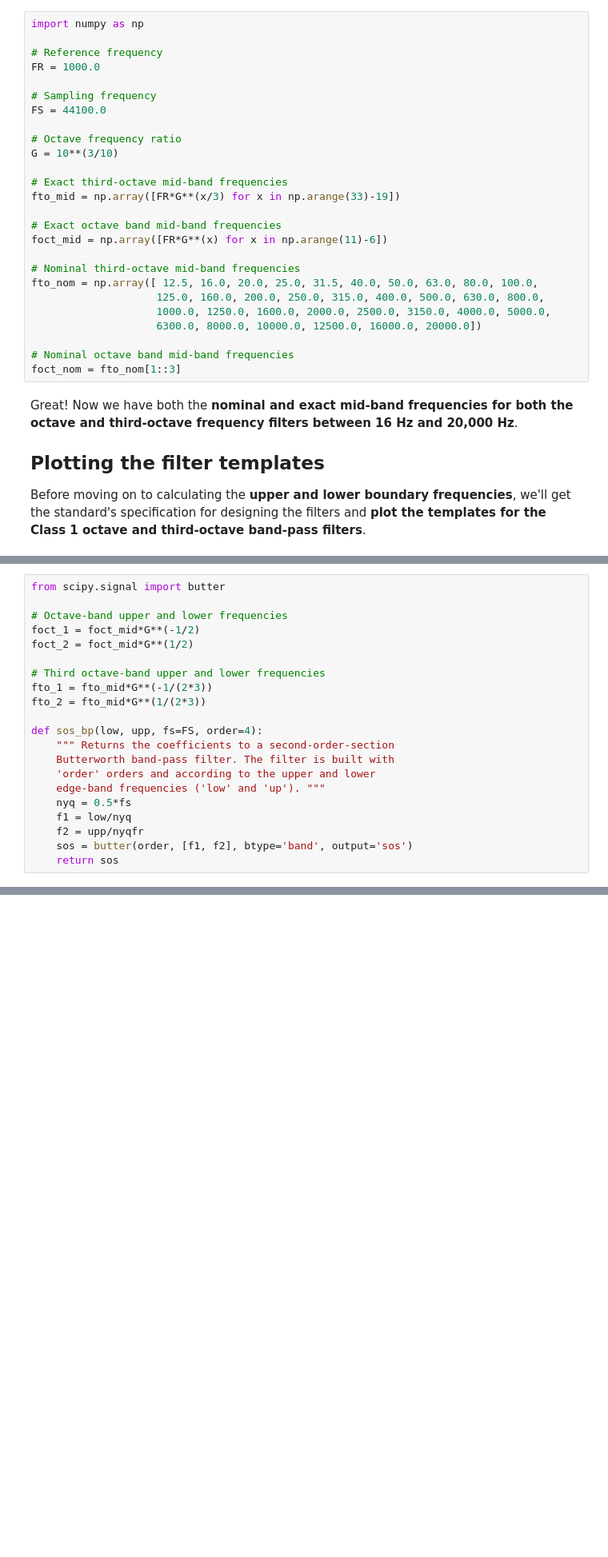
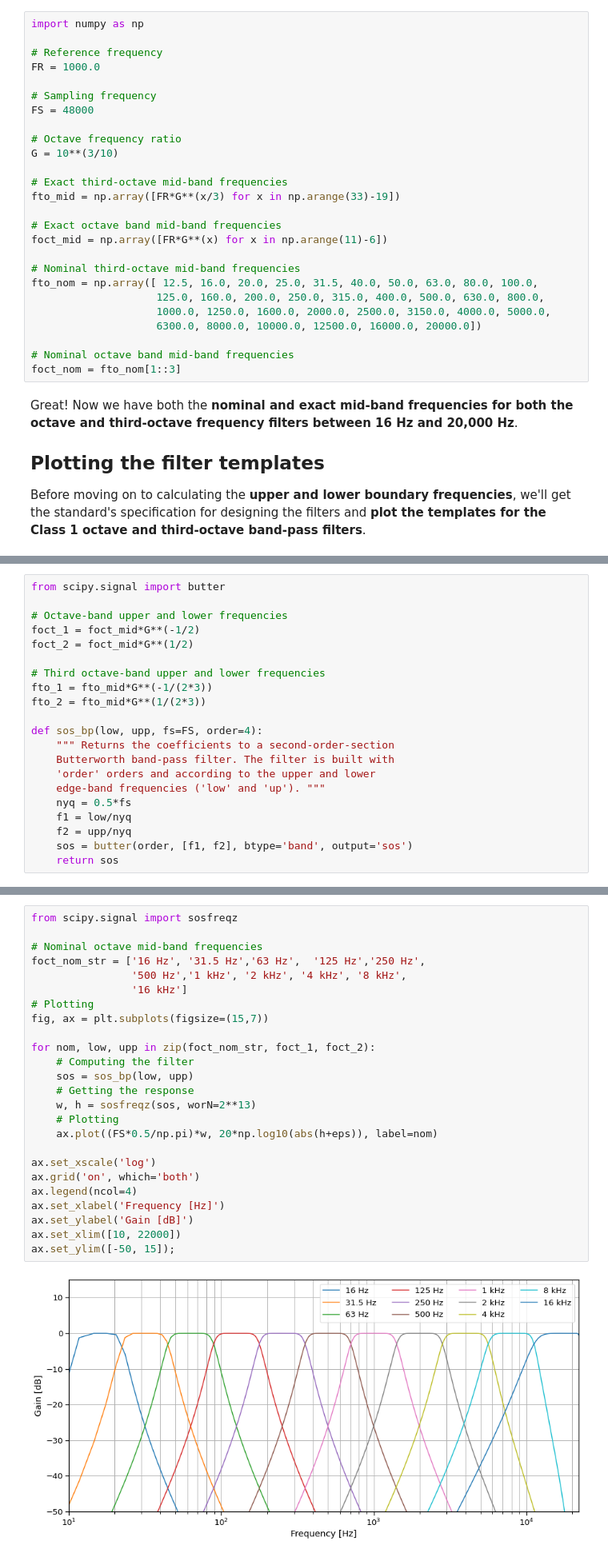
Before and after one commit to tiaqui/my_thesis, a Jupyter notebook: notebooks/3. Octave and one-third octave band filters.ipynb, the cells around one changed output, grey strips where cells are left out. Shown at 80% size. Cells and saved outputs as stored; diff of their text form; blank space fills up the shorter version.

Commit message:
Added filter bank to notebook 3 and to /img directory

```diff
--- a/notebooks/3. Octave and one-third octave band filters.ipynb
+++ b/notebooks/3. Octave and one-third octave band filters.ipynb
@@ -29,7 +29,7 @@ import numpy as np
 FR = 1000.0
 
 # Sampling frequency
-FS = 44100.0
+FS = 48000
 
 # Octave frequency ratio
 G = 10**(3/10)
@@ -153,7 +153,7 @@ def sos_bp(low, upp, fs=FS, order=4):
     edge-band frequencies ('low' and 'up'). """
     nyq = 0.5*fs
     f1 = low/nyq
-    f2 = upp/nyqfr
+    f2 = upp/nyq
     sos = butter(order, [f1, f2], btype='band', output='sos')
     return sos
 # %% [markdown]
@@ -214,0 +215,27 @@ Different filters indeed! ...
+# %%
+from scipy.signal import sosfreqz
+
+# Nominal octave mid-band frequencies
+foct_nom_str = ['16 Hz', '31.5 Hz','63 Hz',  '125 Hz','250 Hz',
+                '500 Hz','1 kHz', '2 kHz', '4 kHz', '8 kHz',
+                '16 kHz']
+# Plotting
+fig, ax = plt.subplots(figsize=(15,7))
+
+for nom, low, upp in zip(foct_nom_str, foct_1, foct_2):
+    # Computing the filter
+    sos = sos_bp(low, upp)
+    # Getting the response
+    w, h = sosfreqz(sos, worN=2**13)
+    # Plotting
+    ax.plot((FS*0.5/np.pi)*w, 20*np.log10(abs(h+eps)), label=nom)
+
+ax.set_xscale('log')
+ax.grid('on', which='both')
+ax.legend(ncol=4)
+ax.set_xlabel('Frequency [Hz]')
+ax.set_ylabel('Gain [dB]')
+ax.set_xlim([10, 22000])
+ax.set_ylim([-50, 15]);
+# %% [output]
+[figure, added]
```
Also changed, not shown: parts of 6 cells of this notebook, 2 other files.
